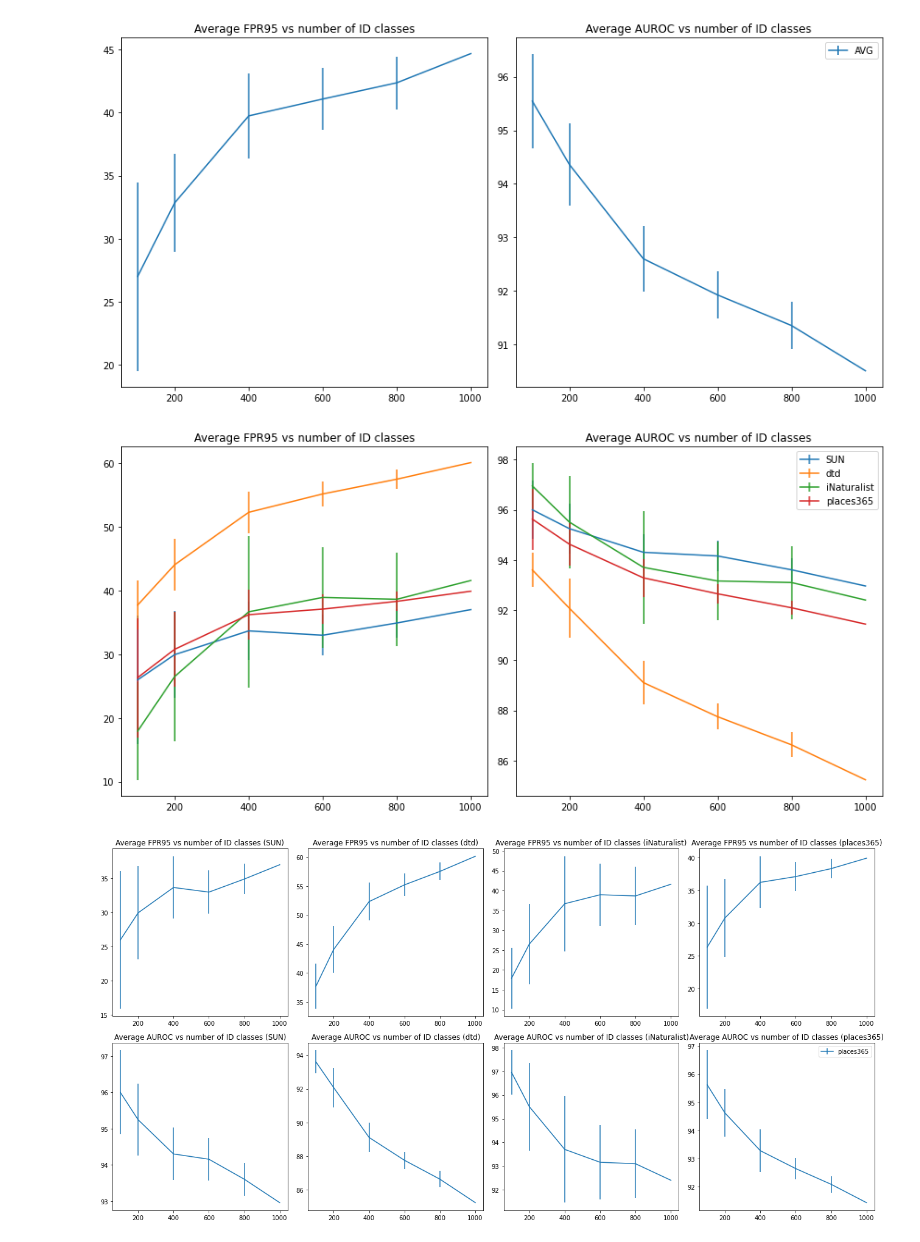
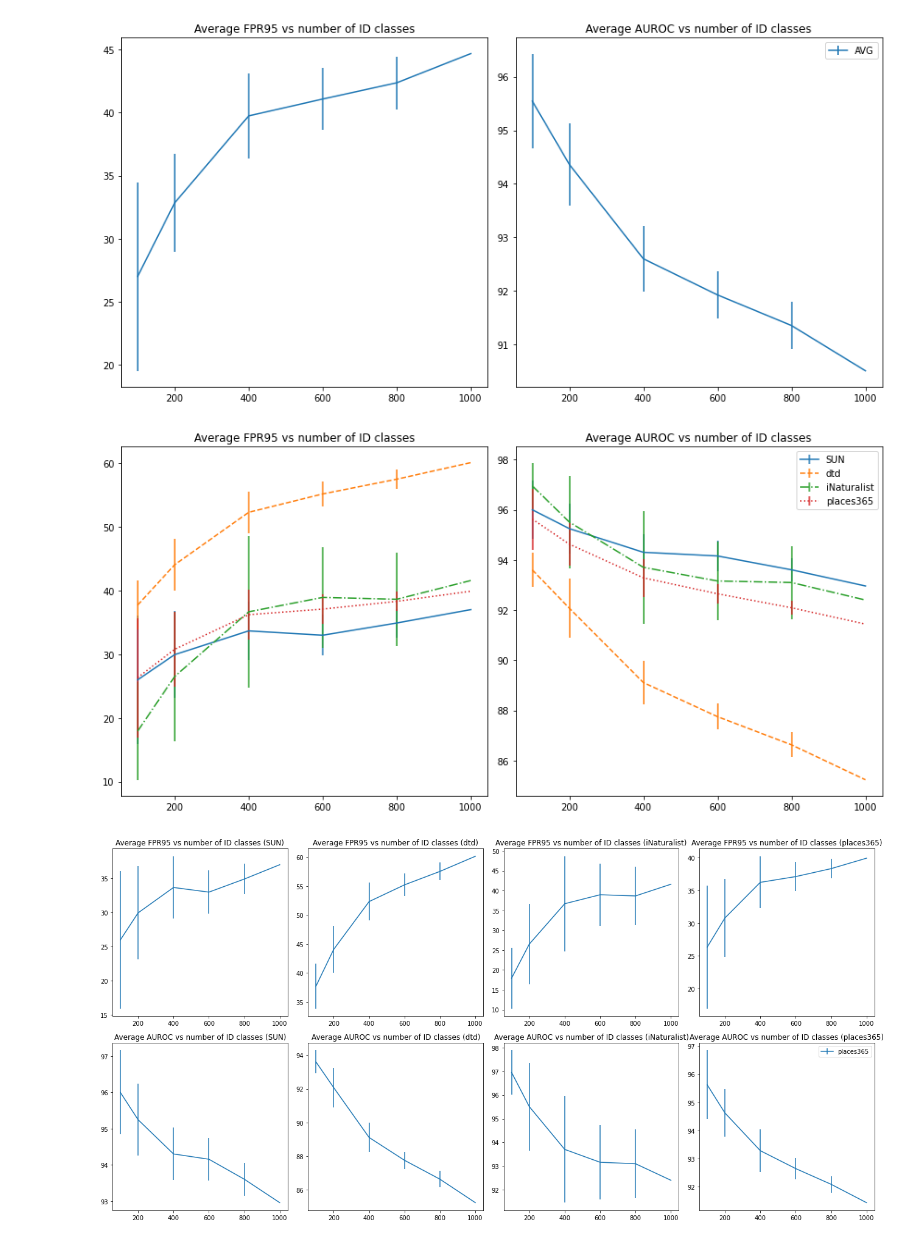
Before and after one commit to deeplearning-wisc/MCM, a Jupyter notebook: plotting_util.ipynb, the cells around one changed output. Cells and saved outputs as stored; diff of their text form; code cells hidden in the pictures.

```diff
--- a/plotting_util.ipynb
+++ b/plotting_util.ipynb
@@ -133,18 +133,18 @@ plt.savefig('plots/AVG_FPR95_and_AUROC_vs_n_cls.png')
 # %%
 line_styles = ['-', '--', '-.', ':']
 fig, axs = plt.subplots(1, 2)
 fig.set_size_inches(12, 6)
 for i, score in enumerate(['FPR95', 'AUROC']):
-    for dataset in datasets.drop('AVG'):
+    for j, dataset in enumerate(datasets.drop('AVG')):
         mean = mean_df.loc[(slice(None), dataset), score].values
         var = var_df.loc[(slice(None), dataset), score].values
-        axs[i].errorbar(num_cls, mean, yerr=var, label=dataset, linestyle=line_styles[i])
+        axs[i].errorbar(num_cls, mean, yerr=var, label=dataset, linestyle=line_styles[j])
         axs[i].set_title(f'Average {score} vs number of ID classes')
 plt.legend()
 plt.tight_layout()
 plt.savefig('plots/all_dataset_FPR95_and_AUROC_vs_n_cls.png')
 # %% [output]
-[figure, old version]
+[figure, new version]
 # %%
 fig, axs = plt.subplots(2, 4)
 fig.set_size_inches(18, 9)
```
Also changed, not shown: 1 other file.
